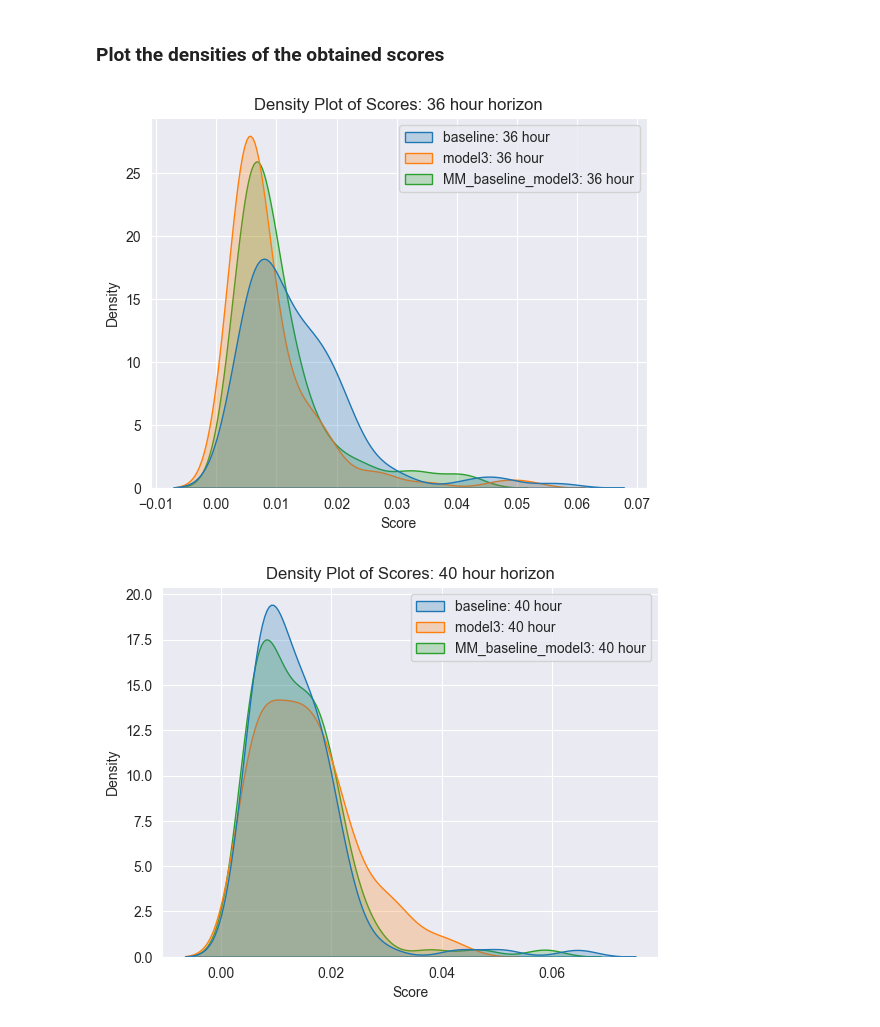
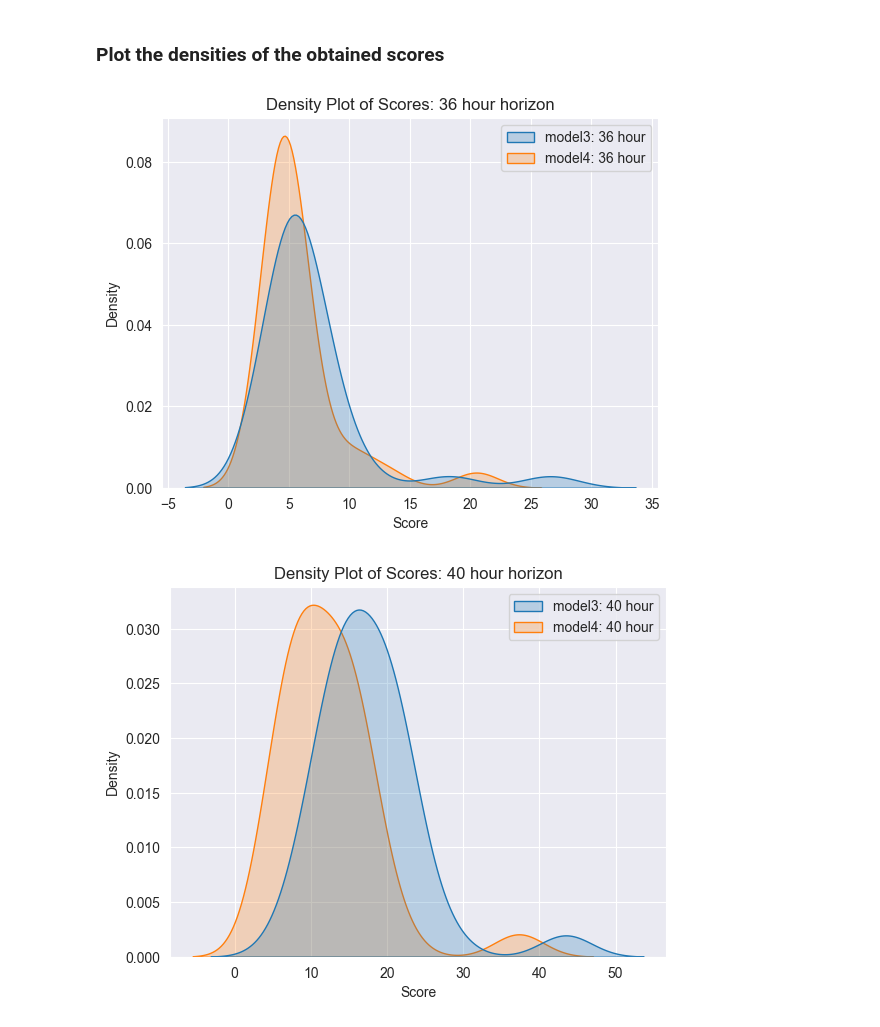
Before and after one commit to EliasKng/PTSFC, a Jupyter notebook: Energy/cross_validate_energy.ipynb, the cells around one changed output. Drawn from its saved outputs; the diff is of its cells as text; code cells hidden in the pictures.

Commit message:
ENERGY: CV: Model4: Measure against Model3

```diff
--- a/Energy/cross_validate_energy.ipynb
+++ b/Energy/cross_validate_energy.ipynb
@@ -77,17 +77,18 @@ def evaluate_model(model, df, last_x, years, months, weeks):
 # %% [markdown]
 ## Evaluation of selected Models
 # %%
+from Energy.Models.Model4 import model4
 from Energy.Models.Model3 import model3
 
 models = [
-    {
-        'name': 'MM_baseline_model3',
-        'function': [[baseline, model1],[0.5,0.5]]
-    },
-    {
-        'name': 'baseline',
-        'function': baseline
-     },
+    # {
+    #     'name': 'MM_baseline_model3',
+    #     'function': [[baseline, model1],[0.5,0.5]]
+    # },
+    # {
+    #     'name': 'baseline',
+    #     'function': baseline
+    #  },
     # {
     #     'name': 'model1',
     #     'function': model1
@@ -100,6 +101,10 @@ models = [
         'name': 'model3',
         'function': model3
     },
+    {
+        'name': 'model4',
+        'function': model4
+    },
 
 ]
 
@@ -166,15 +196,16 @@ score_df
 ### Plot the densities of the obtained scores
 # %%
 for h in [str(h) + " hour" for h in [36, 40, 44, 60, 64, 68]]:
-    sns.kdeplot(data=score_df.loc[:,[f'baseline: {h}',f'model3: {h}',f'MM_baseline_model3: {h}']], fill=True)
+    # sns.kdeplot(data=score_df.loc[:,[f'baseline: {h}',f'model3: {h}',f'MM_baseline_model3: {h}']], fill=True)
+    sns.kdeplot(data=score_df.loc[:,[f'model3: {h}',f'model4: {h}']], fill=True)
 
     # Adding labels and title
     plt.xlabel('Score')
     plt.ylabel('Density')
     plt.title(f'Density Plot of Scores: {h} horizon')
 
     # Display the plot
     plt.show()
 # %% [output]
-[figure, old version]
+[figure, new version]
-[figure, old version]
+[figure, new version]
```
Also changed, not shown: parts of 8 cells of this notebook, 2 other files.
